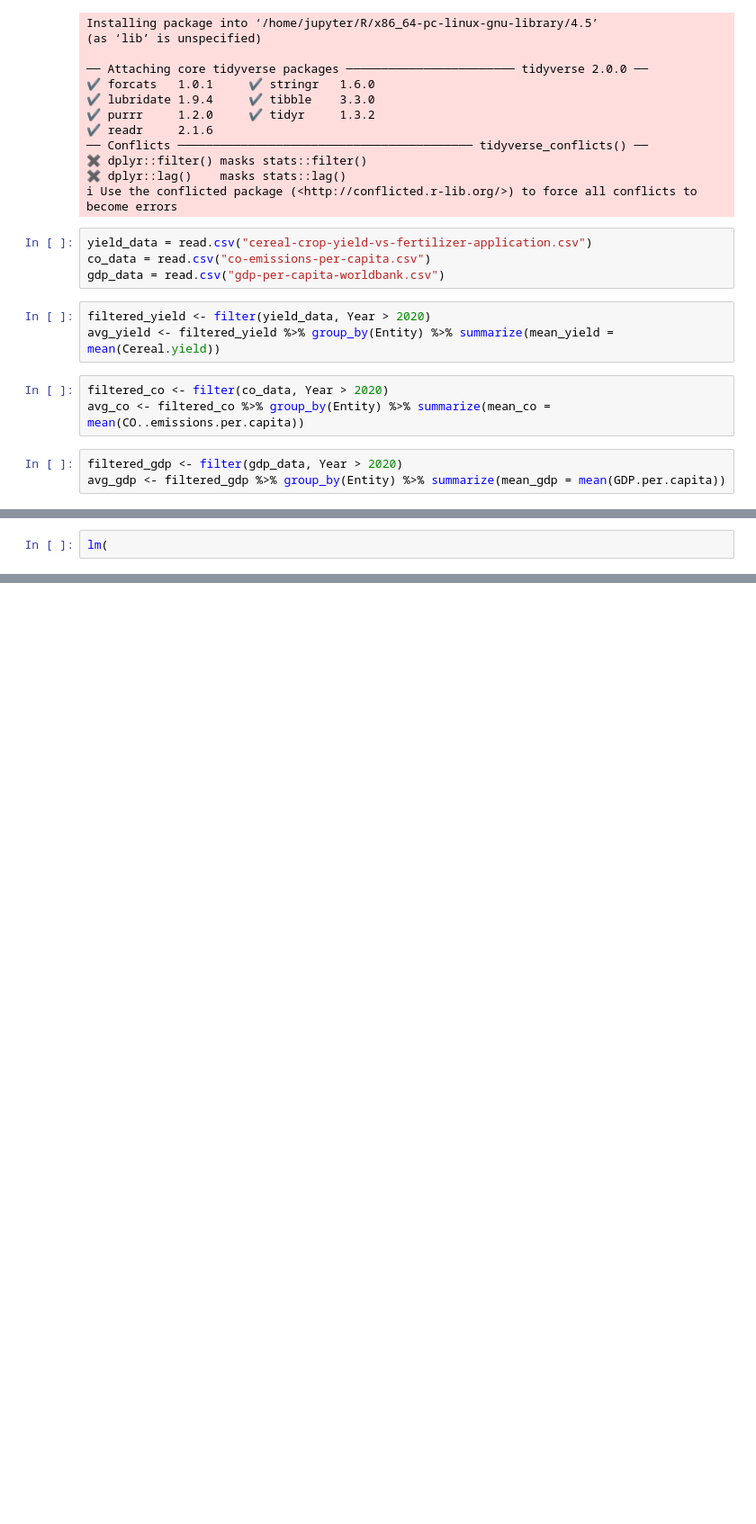
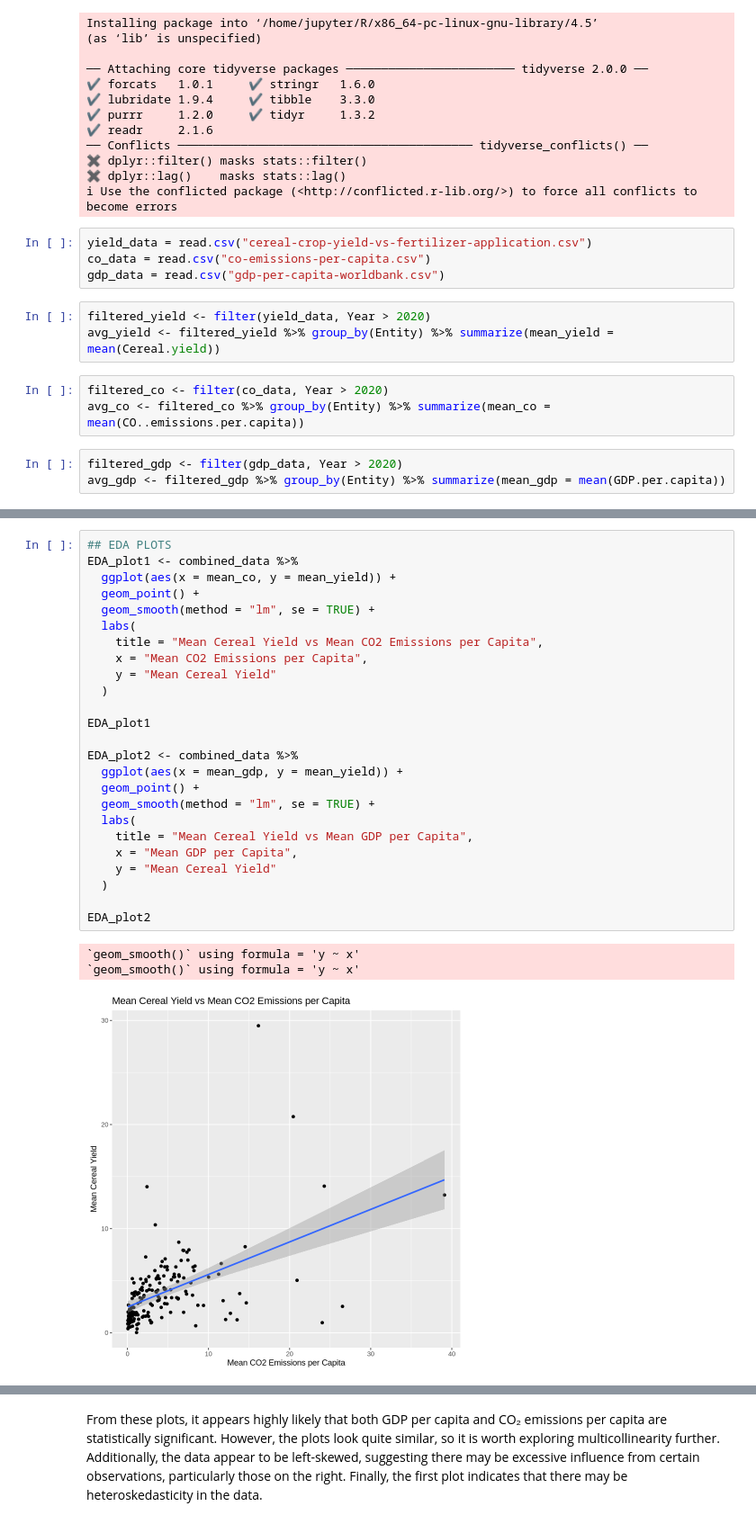
Before and after one commit to ebarr02/Crop-Yield-Analysis, a Jupyter notebook: CropYieldAnalysis.ipynb, the cells around one changed output, grey strips where cells are left out. Shown at 90% size. Drawn from its saved outputs; the diff is of its cells as text; blank space fills up the shorter version.

Commit message:
Added EDA Plots

```diff
--- a/CropYieldAnalysis.ipynb
+++ b/CropYieldAnalysis.ipynb
@@ -54,2 +61,29 @@ A tibble: 6 × 4
 # %%
-lm(
+## EDA PLOTS
+EDA_plot1 <- combined_data %>%
+  ggplot(aes(x = mean_co, y = mean_yield)) +
+  geom_point() +
+  geom_smooth(method = "lm", se = TRUE) +
+  labs(
+    title = "Mean Cereal Yield vs Mean CO2 Emissions per Capita",
+    x = "Mean CO2 Emissions per Capita",
+    y = "Mean Cereal Yield"
+  )
+
+EDA_plot1
+
+EDA_plot2 <- combined_data %>%
+  ggplot(aes(x = mean_gdp, y = mean_yield)) +
+  geom_point() +
+  geom_smooth(method = "lm", se = TRUE) +
+  labs(
+    title = "Mean Cereal Yield vs Mean GDP per Capita",
+    x = "Mean GDP per Capita",
+    y = "Mean Cereal Yield"
+  )
+
+EDA_plot2
+# %% [output]
+`geom_smooth()` using formula = 'y ~ x'
+`geom_smooth()` using formula = 'y ~ x'
+[figure, added]
@@ -55,0 +91,2 @@ lm(
+# %% [markdown]
+From these plots, it appears highly likely that both GDP per capita and CO₂ emissions per capita are statistically significant. However, the plots look quite similar, so it is worth exploring multicollinearity further. Additionally, the data appear to be left-skewed, suggesting there may be excessive influence from certain observations, particularly those on the right. Finally, the first plot indicates that there may be heteroskedasticity in the data.
```
Also changed, not shown: parts of 4 cells of this notebook.
